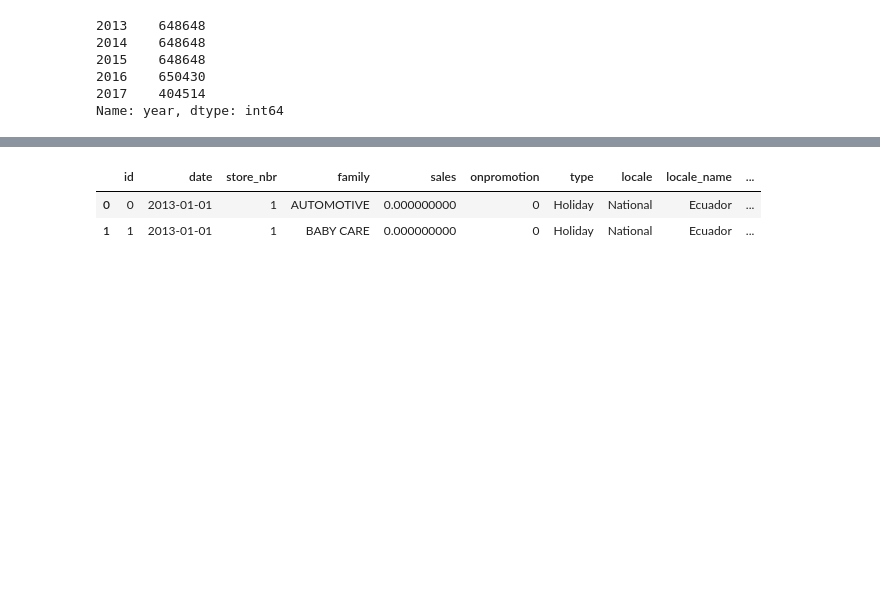
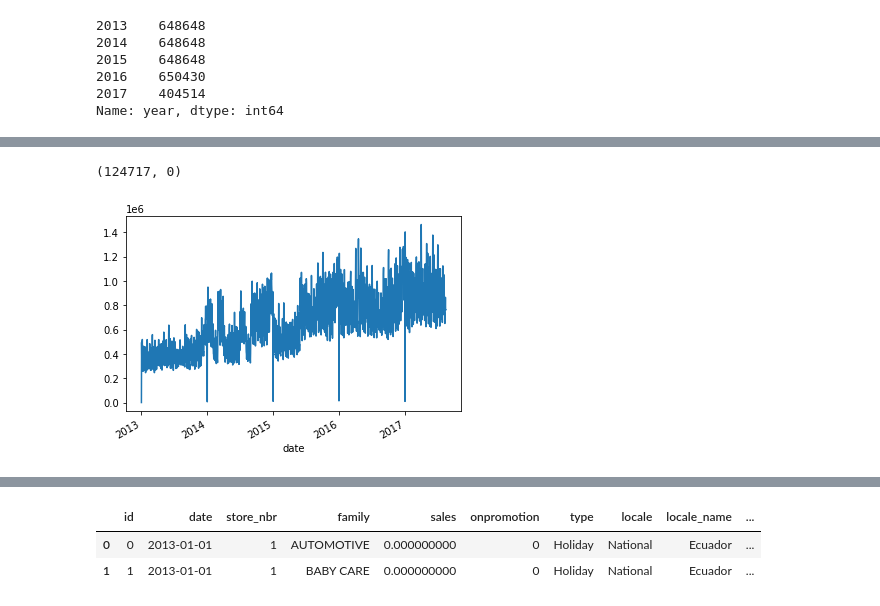
Before and after one commit to analyst-sisey/Time-Series-Forecasting, a Jupyter notebook: hypothesis.ipynb, the cells around one changed output, grey strips where cells are left out. Saved outputs shown, nothing was run; the diff lists cells and outputs as text; code cells hidden in the pictures; blank space fills up the shorter version.

```diff
--- a/hypothesis.ipynb
+++ b/hypothesis.ipynb
@@ -333,0 +382,17 @@ AttributeError: 'function' object has no attribute 'sort_index'
+# %%
+total_sales = df_train.groupby(['date'])['sales'].sum()
+#total_sales = df_train.groupby(['year'])['sales'].sum()
+#total_sales = df_train.groupby(['year'].as_index=False)['sales'].sum()
+#total_sales1 = total_sales.sort_index()
+total_sales.plot()
+#plt.show()
+#(x=total_investment.index, y=total_investment.values,
+                        #  ylabel= 'Funding Amount in Dollars',xlabel='Funding Year')
+#z= float(total_sales.min())
+z= int(df_train['sales'].max())
+u = int(df_train['sales'].min())
+#total_sales
+z,u
+# %% [output]
+(124717, 0)
+[figure, added]
```
Also changed, not shown: parts of 70 cells of this notebook.
